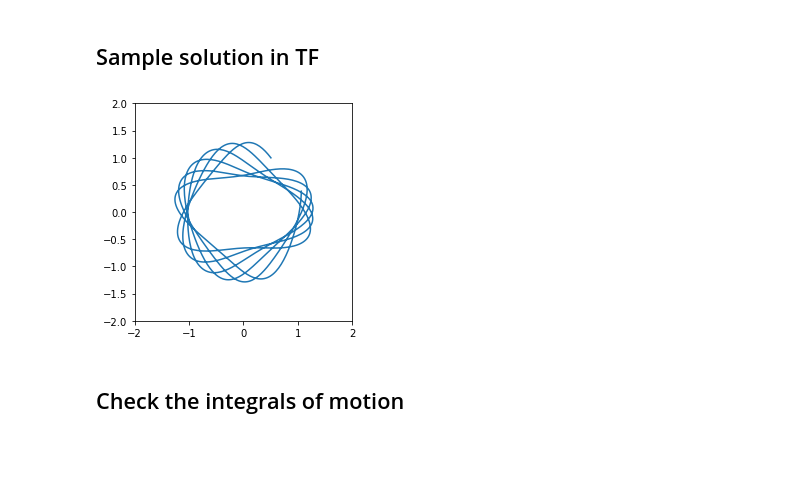
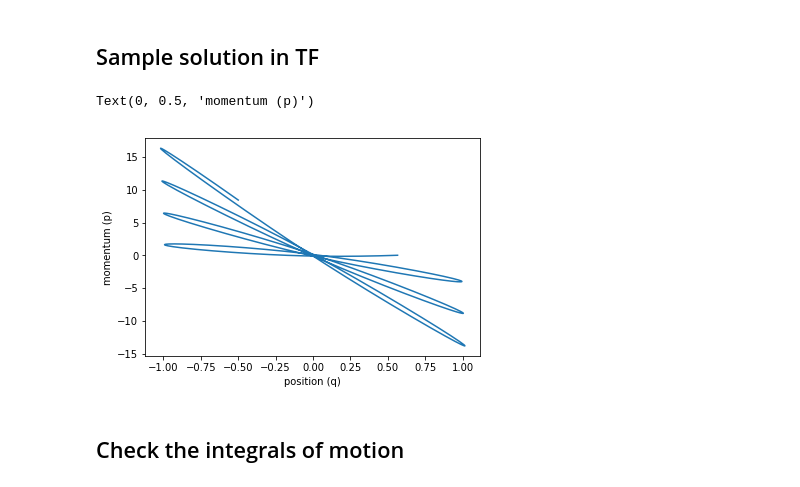
Before and after one commit to rbondesan/CanonicalFlows, a Jupyter notebook: notebooks/neumann_model.ipynb, the cells around one changed output. Saved outputs shown, nothing was run; the diff lists cells and outputs as text; code cells hidden in the pictures; blank space fills up the shorter version.

```diff
--- a/notebooks/neumann_model.ipynb
+++ b/notebooks/neumann_model.ipynb
@@ -88,12 +95,15 @@ state = sess.run(neumann_batch(ks_tensor, 1000))
 x, px, y, py, z, pz = state.T
 # %%
 # plt.axes().set_aspect('equal', 'datalim')
-plt.plot(x, y)
-plt.xlim(-2, 2)
-plt.ylim(-2, 2)
-plt.gca().set_aspect('equal')
+plt.plot(x, px)
+#plt.xlim(-2, 2)
+#plt.ylim(-2, 2)
+#plt.gca().set_aspect('equal')
+plt.xlabel('position (q)')
+plt.ylabel('momentum (p)')
 # %% [output]
+Text(0, 0.5, 'momentum (p)')
-[figure, old version]
+[figure, new version]
 # %% [markdown]
 ## Check the integrals of motion
 # %%
```
Also changed, not shown: parts of 2 cells of this notebook, 3 other files.
